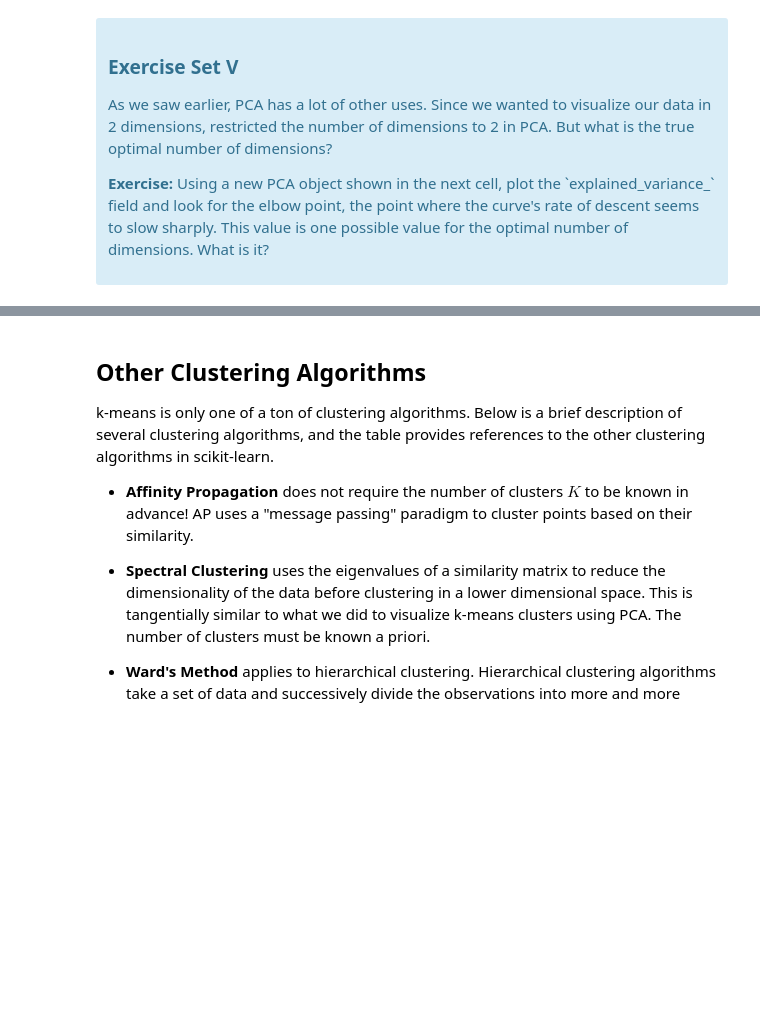
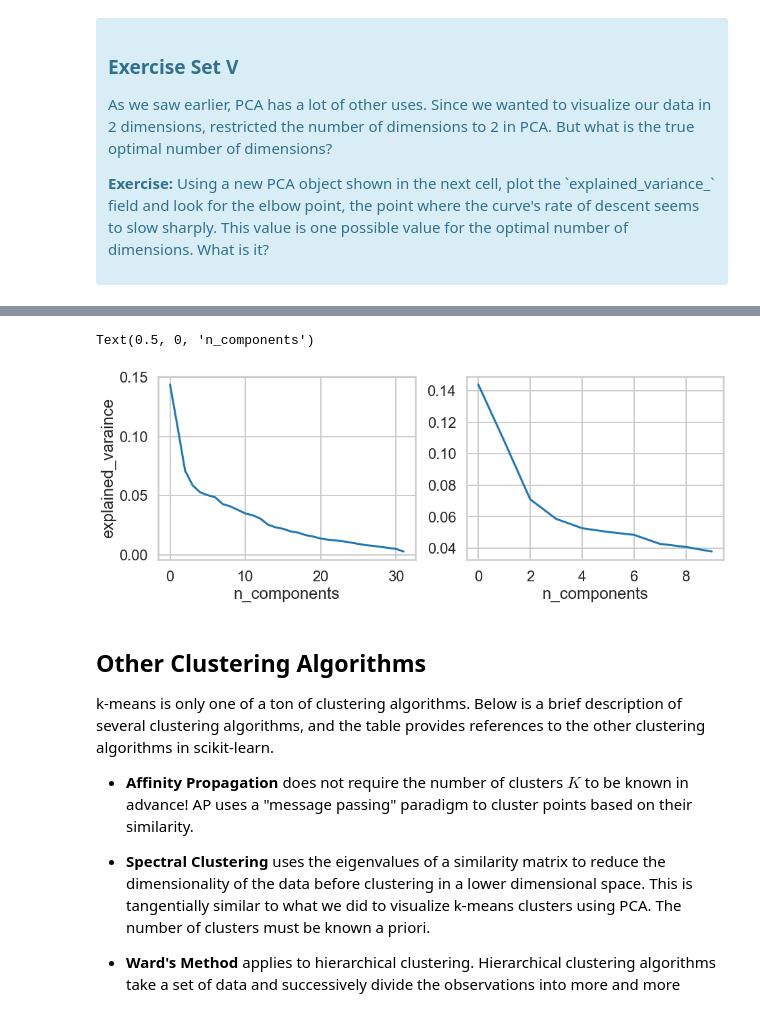
Before and after one commit to Shunling/SpringBoard, a Jupyter notebook: clustering/Mini_Project_Clustering.ipynb, the cells around one changed output, grey strips where cells are left out. Cells and saved outputs as stored; diff of their text form; code cells hidden in the pictures; blank space fills up the shorter version.

```diff
--- a/clustering/Mini_Project_Clustering.ipynb
+++ b/clustering/Mini_Project_Clustering.ipynb
@@ -249,8 +359,10 @@ What we've done is we've taken those columns of 0/1 indicator variables, and we'
 # %%
 #your turn
 # Initialize a new PCA model with a default number of components.
-import sklearn.decomposition
-pca = sklearn.decomposition.PCA()
-pca.fit(X)
 
-# Do the rest on your own :)
+pca = PCA()
+pca.fit(x_cols)
+
+# iter n_component to see the
+eigenvalue = pca.explained_variance_ratio_
+eigenvalue
@@ -257,3 +377,16 @@ pca.fit(X)
+# %%
+fig = plt.figure(figsize=(15,5))
+ax1 = fig.add_subplot(121)
+ax1.plot(range(len(eigenvalue)),eigenvalue)
+plt.xlabel('n_components')
+plt.ylabel('explained_varaince')
+k = 10
+ax2 = fig.add_subplot(122)
+ax2.plot(range(k),eigenvalue[:k])
+plt.xlabel('n_components')
+# %% [output]
+Text(0.5, 0, 'n_components')
+[figure, added]
 # %% [markdown]
 ## Other Clustering Algorithms
 
```
Also changed, not shown: parts of 31 cells of this notebook.
